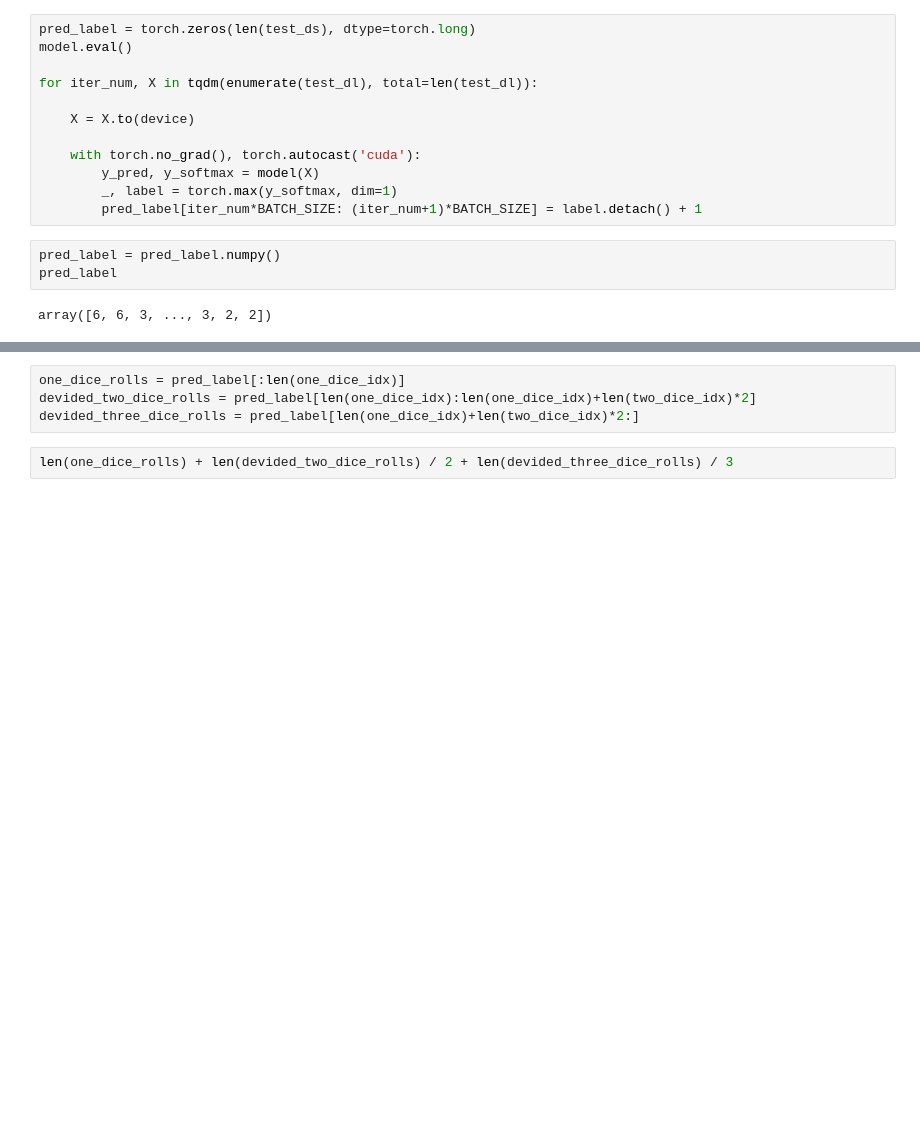
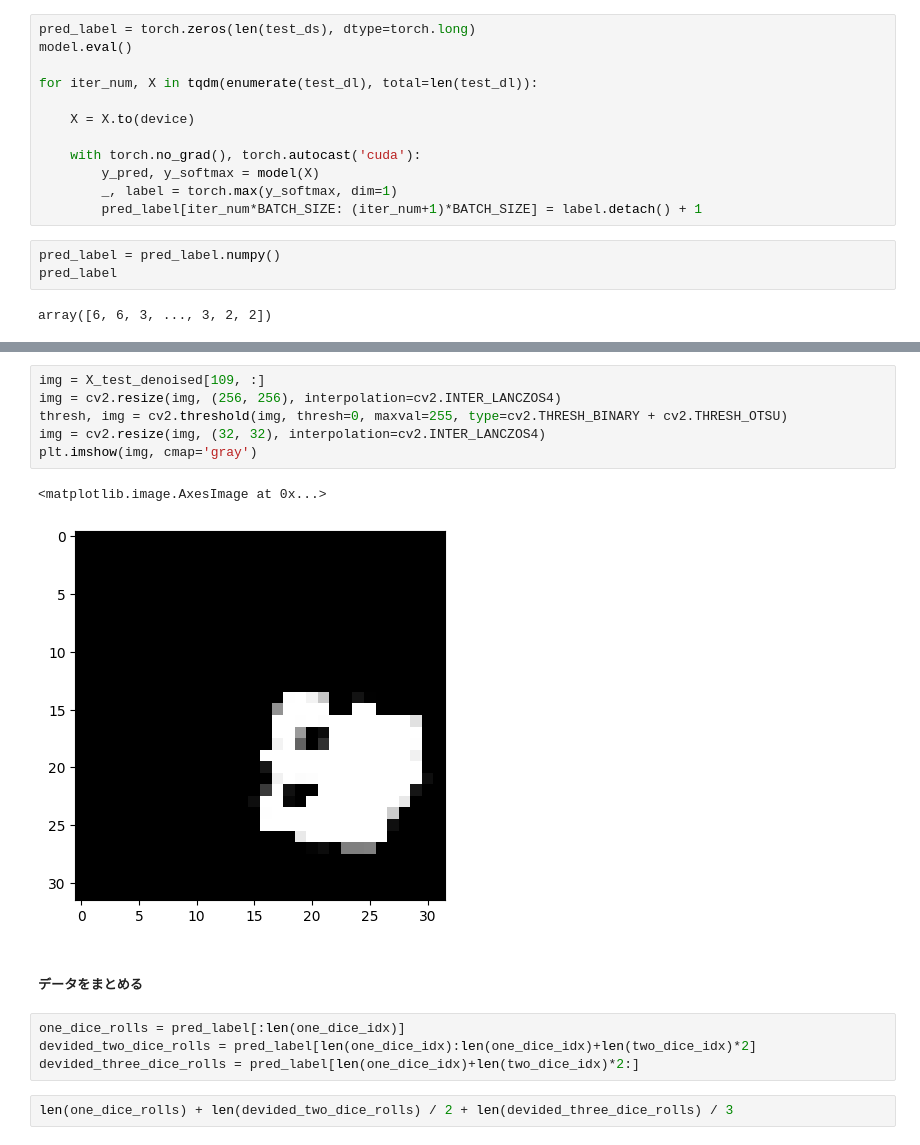
Before and after one commit to SStakafumi/sony-dice-competition, a Jupyter notebook: devide_dice.ipynb, the cells around one changed output, grey strips where cells are left out. Cells and saved outputs as stored; diff of their text form; blank space fills up the shorter version.

```diff
--- a/devide_dice.ipynb
+++ b/devide_dice.ipynb
@@ -608,3 +674,14 @@ array([6, 6, 3, ..., 3, 2, 2])
+# %%
+img = X_test_denoised[109, :]
+img = cv2.resize(img, (256, 256), interpolation=cv2.INTER_LANCZOS4)
+thresh, img = cv2.threshold(img, thresh=0, maxval=255, type=cv2.THRESH_BINARY + cv2.THRESH_OTSU)
+img = cv2.resize(img, (32, 32), interpolation=cv2.INTER_LANCZOS4)
+plt.imshow(img, cmap='gray')
+# %% [output]
+<matplotlib.image.AxesImage at 0x...>
+[figure, added]
+# %% [markdown]
+##### データをまとめる
 # %%
 one_dice_rolls = pred_label[:len(one_dice_idx)]
 devided_two_dice_rolls = pred_label[len(one_dice_idx):len(one_dice_idx)+len(two_dice_idx)*2]
```
Also changed, not shown: parts of 39 cells of this notebook.
